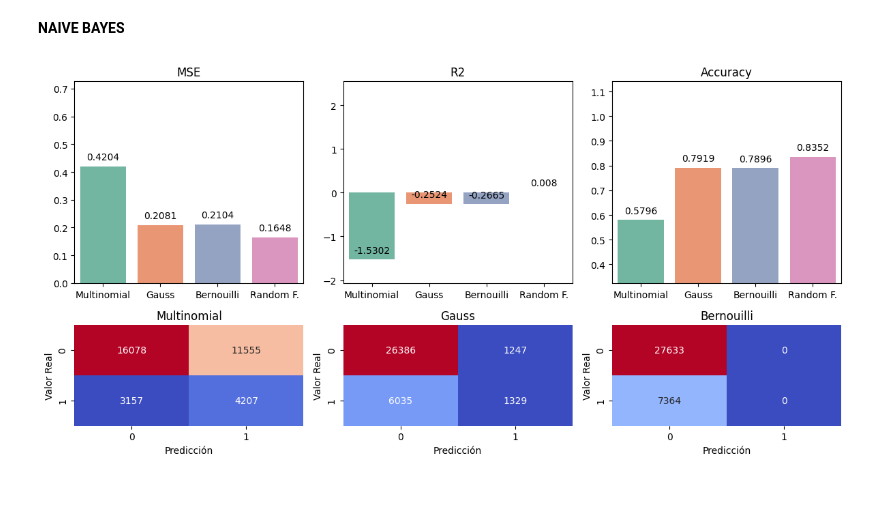
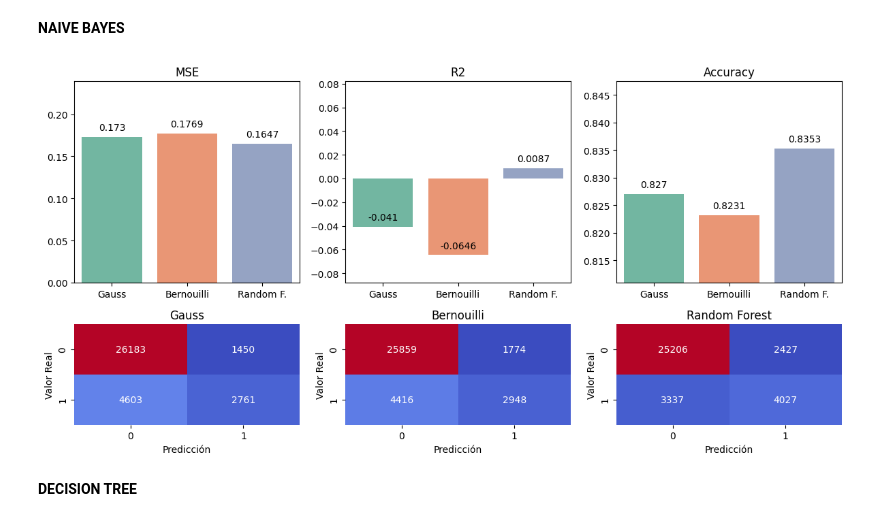
Before and after one commit to 4GeeksAcademy/Proyecto-Bank-Churn-Eli-Isa, a Jupyter notebook: src/Modelos-1.ipynb, the cells around one changed output. Drawn from its saved outputs; the diff is of its cells as text; code cells hidden in the pictures; blank space fills up the shorter version.

Commit message:
Modelos hasta KN

```diff
--- a/src/Modelos-1.ipynb
+++ b/src/Modelos-1.ipynb
@@ -247,8 +250,8 @@ Ahora vamos a comparar el resto de modelos, y, una vez elegido un modelo, podemo
 **RANDOM FOREST**
 # %%
 model_RF = RandomForestClassifier(random_state = 42)
-model_RF.fit(X_train, y_train)
-y_pred_RF = model_RF.predict(X_test)
+model_RF.fit(X_train_norm, y_train)
+y_pred_RF = model_RF.predict(X_test_norm)
 #x=model.get_params()
 
 #print("Parámetros del árbol de decisión:")
@@ -313,43 +316,39 @@ plt.show()
 **NAIVE BAYES**
 # %%
 
-model_MNB = MultinomialNB()
-model_MNB.fit(X_train, y_train)
-y_pred_MNB = model_MNB.predict(X_test)
-
 model_Gauss=GaussianNB()
-model_Gauss.fit(X_train,y_train)
-y_pred_Gauss=model_Gauss.predict(X_test)
+model_Gauss.fit(X_train_norm,y_train)
+y_pred_Gauss=model_Gauss.predict(X_test_norm)
 
 model_Bern=BernoulliNB()
-model_Bern.fit(X_train,y_train)
-y_pred_Bern=model_Bern.predict(X_test)
+model_Bern.fit(X_train_norm,y_train)
+y_pred_Bern=model_Bern.predict(X_test_norm)
 # %%
 #y_pred_ridge_round=y_pred_ridge.round(0)
 #y_pred_lasso_round=y_pred_lasso.round(0)
 
 # Calcular el error cuadrático medio
-MNB_mse = mean_squared_error(y_test, y_pred_MNB)
+
 Gauss_mse = mean_squared_error(y_test, y_pred_Gauss)
 Bern_mse= mean_squared_error(y_test, y_pred_Bern)
 
-MNB_r2=r2_score(y_test, y_pred_MNB)
+
 Gauss_r2=r2_score(y_test, y_pred_Gauss)
 Bern_r2=r2_score(y_test, y_pred_Bern)
 
-MNB_acc=accuracy_score(y_test, y_pred_MNB)
+
 Gauss_acc=accuracy_score(y_test, y_pred_Gauss)
 Bern_acc=accuracy_score(y_test, y_pred_Bern)
 
-MNB_conf= confusion_matrix(y_test, y_pred_MNB)
+
 Gauss_conf= confusion_matrix(y_test, y_pred_Gauss)
 Bern_conf= confusion_matrix(y_test, y_pred_Bern)
 
-valoresMSE_=[MNB_mse,Gauss_mse,Bern_mse,MSE_RF]
-valoresR2_=[MNB_r2,Gauss_r2,Bern_r2,R2_RF]
-valoresAcc_=[MNB_acc,Gauss_acc,Bern_acc,model_acc_RF]
+valoresMSE_=[Gauss_mse,Bern_mse,MSE_RF]
+valoresR2_=[Gauss_r2,Bern_r2,R2_RF]
+valoresAcc_=[Gauss_acc,Bern_acc,model_acc_RF]
 
-nombs=['Multinomial','Gauss','Bernouilli','Random F.']
+nombs=['Gauss','Bernouilli','Random F.']
 
 
 fig, axis= plt.subplots(2,3,figsize=(12,6), gridspec_kw={'height_ratios': [2, 1]})
@@ -369,8 +368,8 @@ axis[0,0].set_title("MSE")
 
 ## 2º GRÁFICO
 ax2=sns.barplot(x=nombs,y=valoresR2_,hue=nombs,ax=axis[0,1],palette="Set2")
-lim0=min(valoresR2_)-(max(valoresR2_)-min(valoresR2_))+1
-lim1=max(valoresR2_)+(max(valoresR2_)-min(valoresR2_))+1
+lim0=min(valoresR2_)-(max(valoresR2_)-min(valoresR2_))+0.05
+lim1=max(valoresR2_)+(max(valoresR2_)-min(valoresR2_))
 for p in ax2.patches:
     ax2.annotate(f'{round(p.get_height(),4)}', (p.get_x() + p.get_width() / 2., p.get_height()),
                 ha='center', va='center', xytext=(0, 10), textcoords='offset points')
@@ -382,43 +381,45 @@ axis[0,1].set_title("R2")
 ## 3º GRÁFICO
 ax2=sns.barplot(x=nombs,y=valoresAcc_,hue=nombs,ax=axis[0,2],palette="Set2")
 lim0=min(valoresAcc_)-(max(valoresAcc_)-min(valoresAcc_))
-lim1=max(valoresAcc_)+(max(valoresAcc_)-min(valoresAcc_))+0.05
+lim1=max(valoresAcc_)+(max(valoresAcc_)-min(valoresAcc_))
 for p in ax2.patches:
     ax2.annotate(f'{round(p.get_height(),4)}', (p.get_x() + p.get_width() / 2., p.get_height()),
                 ha='center', va='center', xytext=(0, 10), textcoords='offset points')
 
 
 axis[0,2].set_ylim(lim0,lim1)
 axis[0,2].set_title("Accuracy")
 
 #FILA 1
 ## 1º GRÁFICO
 
-sns.heatmap(MNB_conf, annot=True, fmt='g', cmap='coolwarm', cbar=False, ax=axis[1,0],
+sns.heatmap(Gauss_conf, annot=True, fmt='g', cmap='coolwarm', cbar=False, ax=axis[1,0],
             xticklabels=['0', '1'],
             yticklabels=['0', '1'])
 
 axis[1,0].set_xlabel('Predicción')
 axis[1,0].set_ylabel('Valor Real')
-axis[1,0].set_title('Multinomial')
+axis[1,0].set_title('Gauss')
 
-sns.heatmap(Gauss_conf, annot=True, fmt='g', cmap='coolwarm', cbar=False, ax=axis[1,1],
+sns.heatmap(Bern_conf, annot=True, fmt='g', cmap='coolwarm', cbar=False, ax=axis[1,1],
             xticklabels=['0', '1'],
             yticklabels=['0', '1'])
 
 axis[1,1].set_xlabel('Predicción')
 axis[1,1].set_ylabel('Valor Real')
-axis[1,1].set_title('Gauss')
+axis[1,1].set_title('Bernouilli')
 
-sns.heatmap(Bern_conf, annot=True, fmt='g', cmap='coolwarm', cbar=False, ax=axis[1,2],
+sns.heatmap(RF_conf, annot=True, fmt='g', cmap='coolwarm', cbar=False, ax=axis[1,2],
             xticklabels=['0', '1'],
             yticklabels=['0', '1'])
 
 axis[1,2].set_xlabel('Predicción')
 axis[1,2].set_ylabel('Valor Real')
-axis[1,2].set_title('Bernouilli')
+axis[1,2].set_title('Random Forest')
 
 plt.tight_layout()
 plt.show()
 # %% [output]
-[figure, old version]
+[figure, new version]
+# %% [markdown]
+**DECISION TREE**
```
Also changed, not shown: parts of 7 cells of this notebook, 2 other files.
